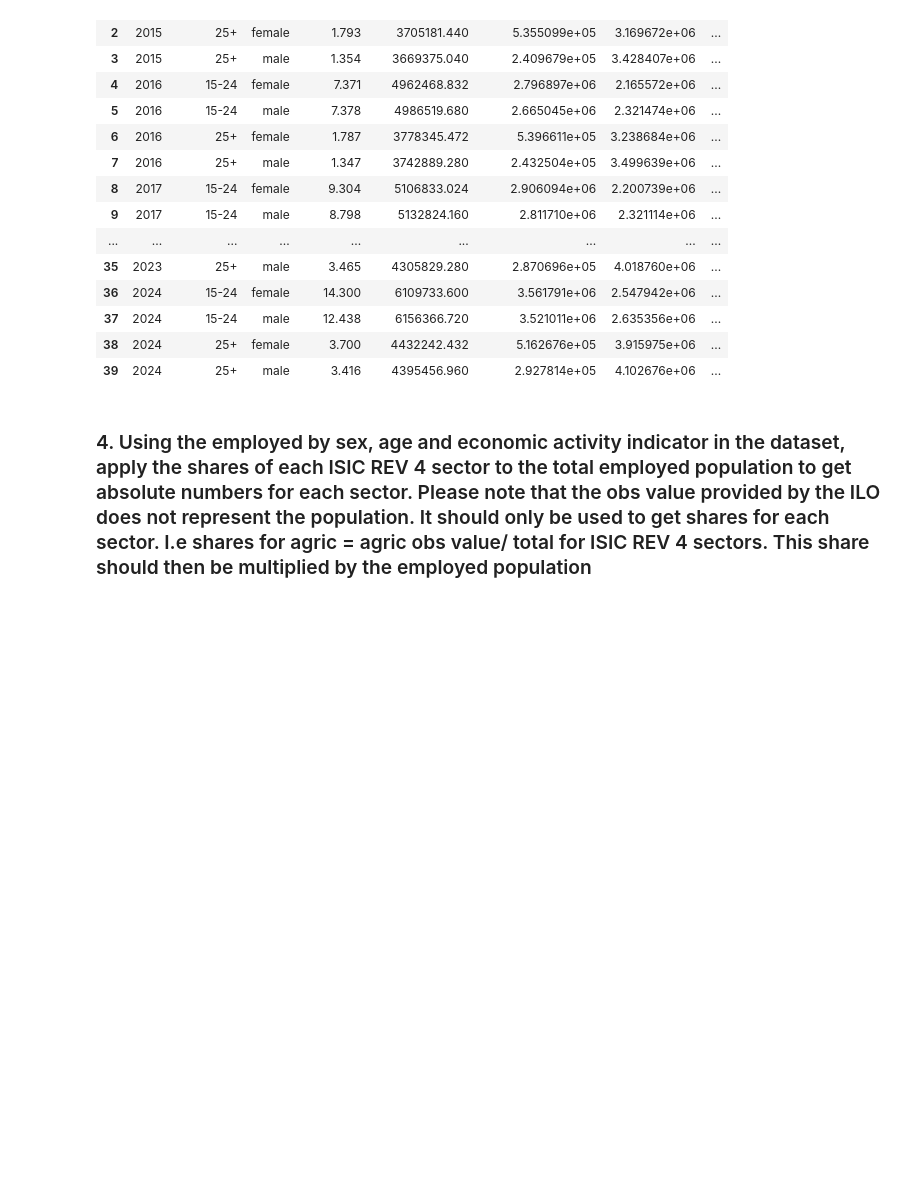
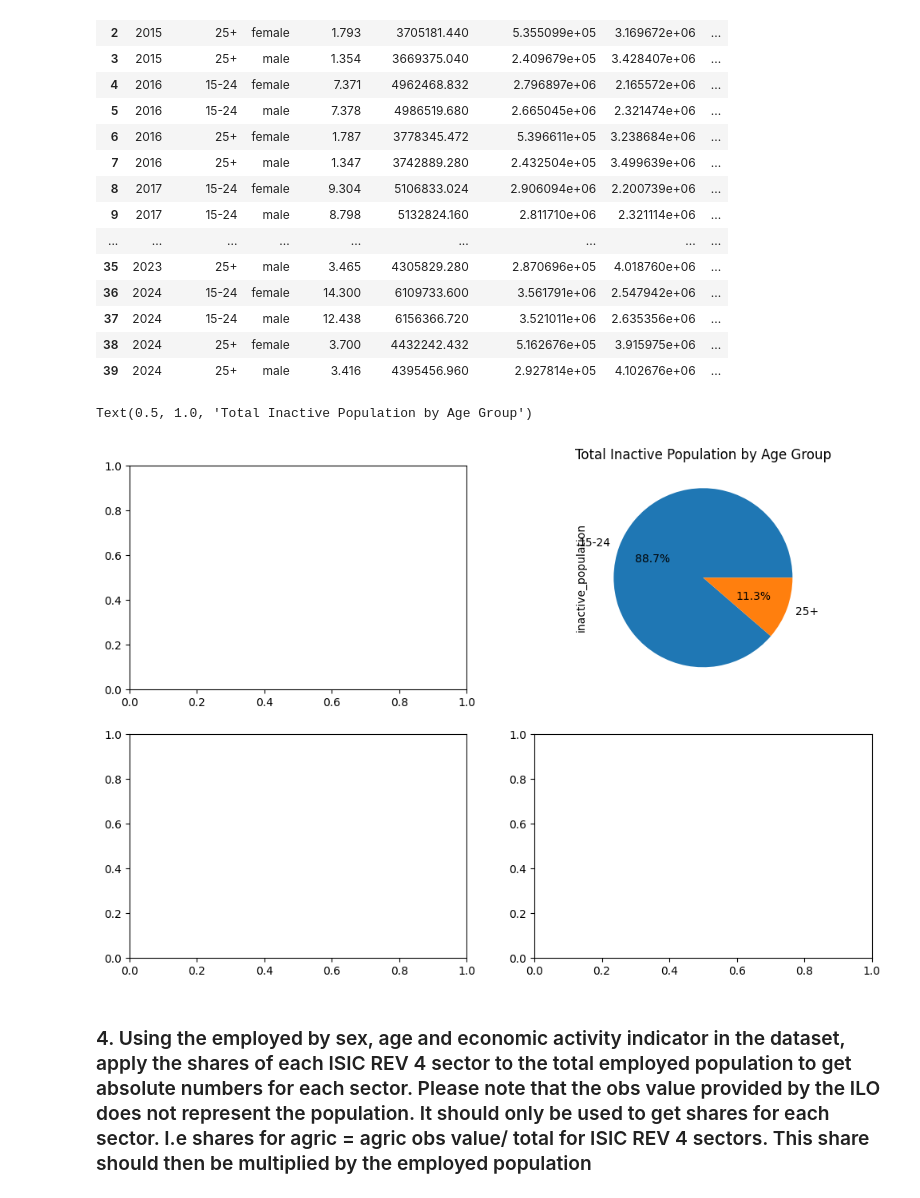
Before and after one commit to Lorraine254/Employment-index, a Jupyter notebook: Hackathon.ipynb, the cells around one changed output. Saved outputs shown, nothing was run; the diff lists cells and outputs as text; code cells hidden in the pictures; blank space fills up the shorter version.

```diff
--- a/Hackathon.ipynb
+++ b/Hackathon.ipynb
@@ -335,6 +335,14 @@ df4
 | 37 | 2024 | 15-24 | male | 12.438 | 6156366.720 | 3.521011e+06 | 2.635356e+06 | ... |
 | 38 | 2024 | 25+ | female | 3.700 | 4432242.432 | 5.162676e+05 | 3.915975e+06 | ... |
 | 39 | 2024 | 25+ | male | 3.416 | 4395456.960 | 2.927814e+05 | 4.102676e+06 | ... |
+# %%
+fig, axes = plt.subplots(nrows=2, ncols=2, figsize=(12, 8))
+# Plot 2: Total Inactive Population by Age Group
+df4.groupby('age_group')['inactive_population'].sum().plot(kind='pie', autopct='%1.1f%%', ax=axes[0, 1])
+axes[0, 1].set_title('Total Inactive Population by Age Group')
+# %% [output]
+Text(0.5, 1.0, 'Total Inactive Population by Age Group')
+[figure, added]
 # %% [markdown]
 ### 4.	Using the employed by sex, age and economic activity indicator in the dataset, apply the shares of each ISIC REV 4 sector to the total employed population to get absolute numbers for each sector. Please note that the obs value provided by the ILO does not represent the population. It should only be used to get shares for each sector. I.e shares for agric = agric obs value/ total for ISIC REV 4 sectors. This share should then be multiplied by the employed population
 # %%
```
Also changed, not shown: parts of 28 cells of this notebook.
